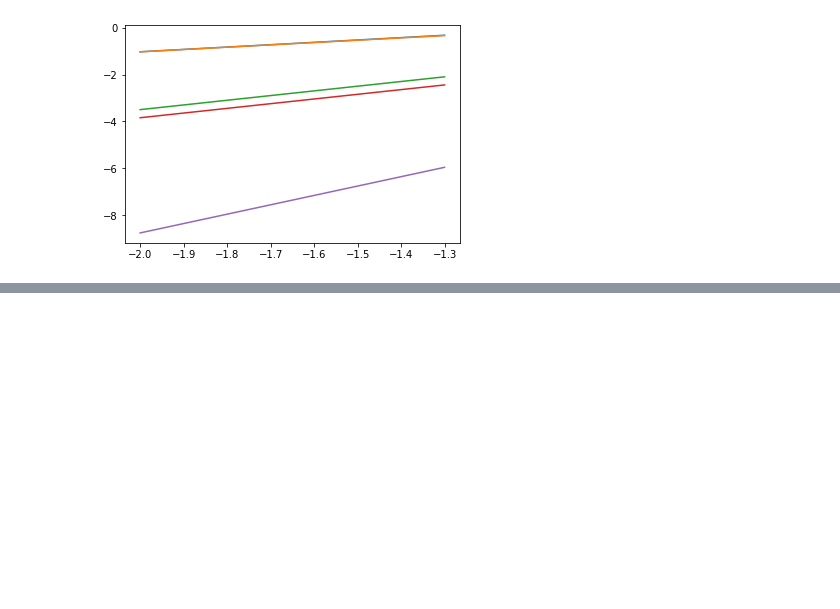
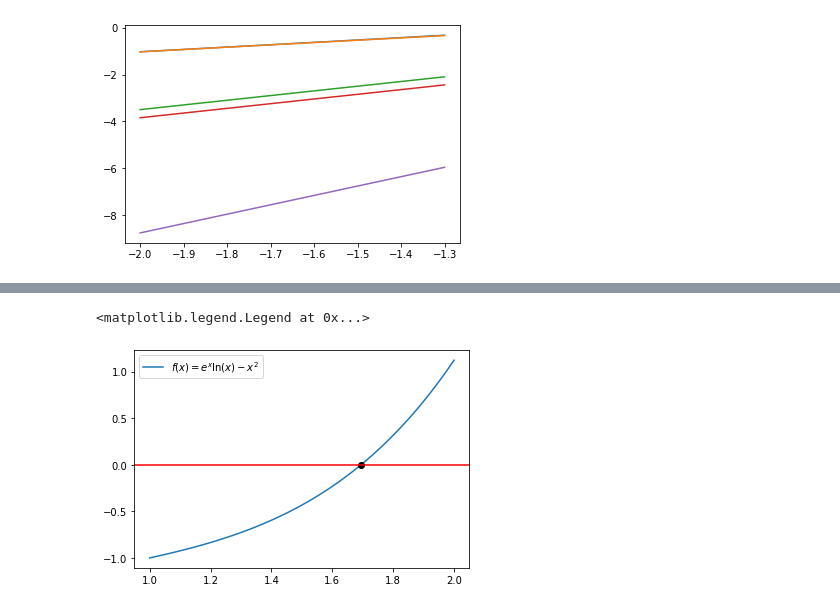
Before and after one commit to GumiJiong/Intro_Com_Phy, a Jupyter notebook: plot.ipynb, the cells around one changed output, grey strips where cells are left out. Saved outputs shown, nothing was run; the diff lists cells and outputs as text; code cells hidden in the pictures; blank space fills up the shorter version.

```diff
--- a/worksheet/plot.ipynb
+++ b/plot.ipynb
@@ -147,0 +252,14 @@ for i in range(5):
+# %%
+import numpy as np
+from matplotlib import pyplot as plt
+
+x = np.linspace(1,2,100)
+y = np.exp(x)*np.log(x)-x**2
+
+plt.plot(x,y,label=r"$f(x)=e^x\ln(x)-x^2$")
+plt.plot(1.69460094,0,'ok')
+plt.axhline(0,color='red')
+plt.legend()
+# %% [output]
+<matplotlib.legend.Legend at 0x...>
+[figure, added]
```
Also changed, not shown: parts of 3 cells of this notebook, 33 other files.
